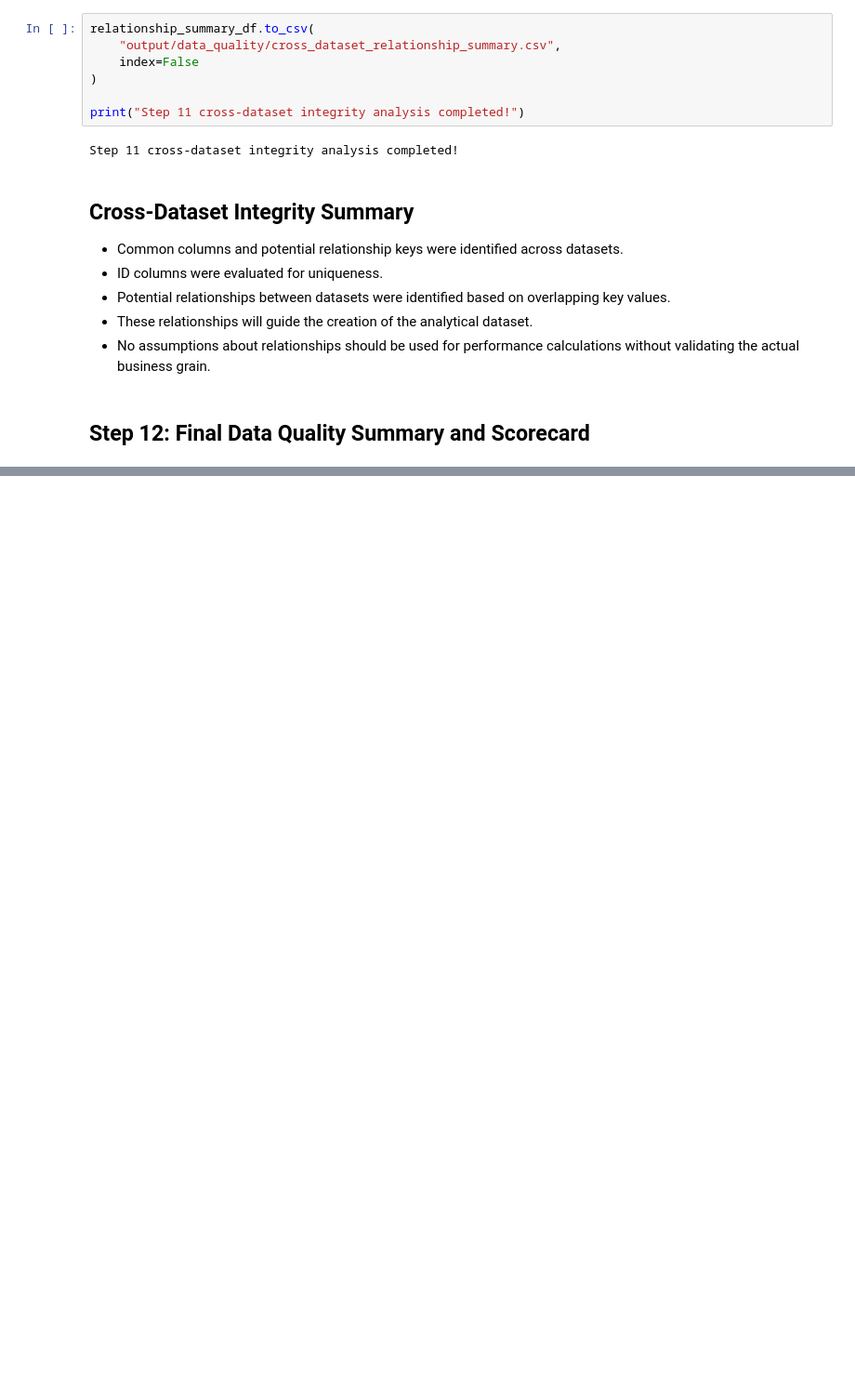
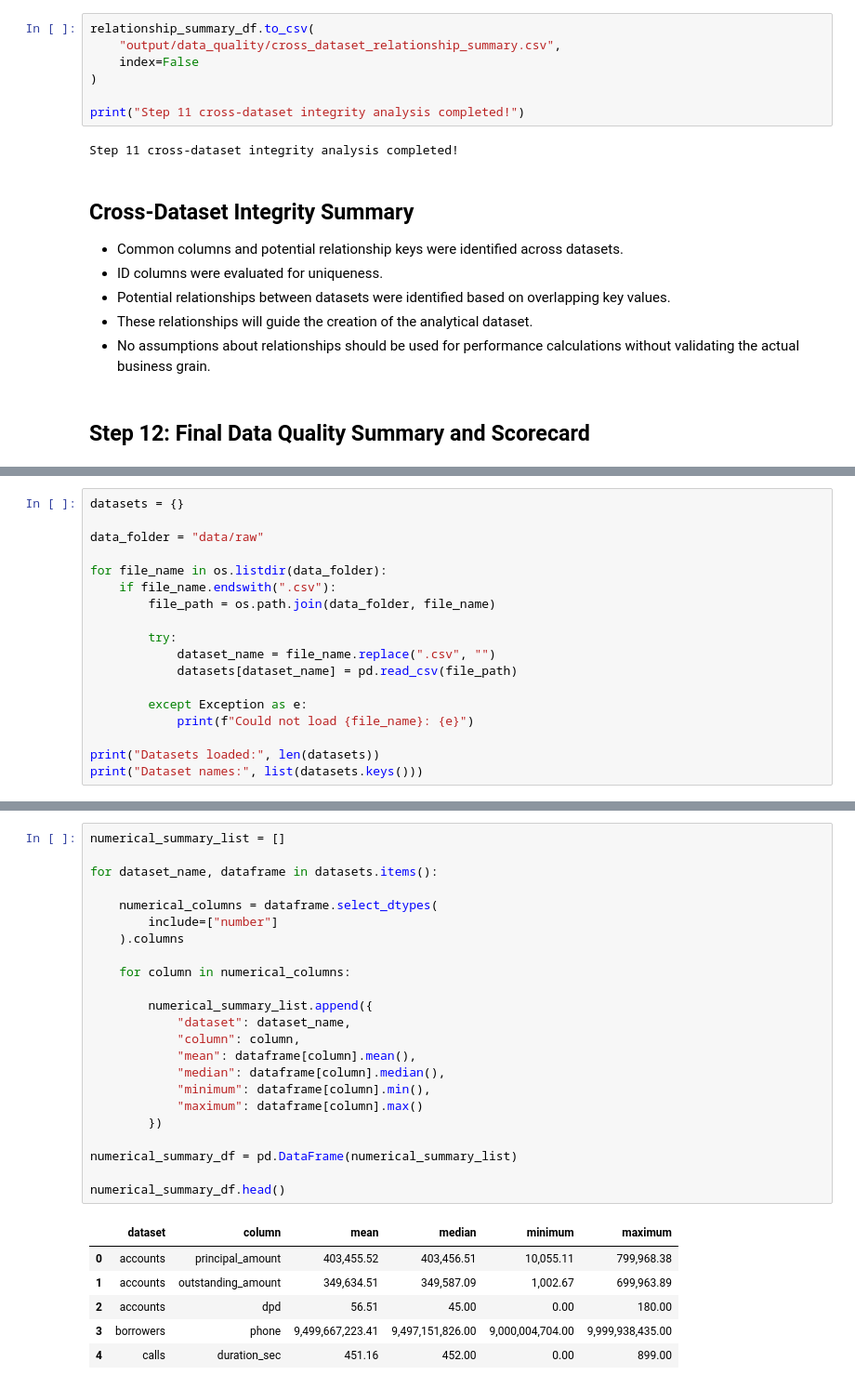
Before and after one commit to Rohit3435/Data_Analyst_Assignment, a Jupyter notebook: Data_Analyst_Project.ipynb, the cells around one changed output, grey strips where cells are left out. Shown at 93% size. Drawn from its saved outputs; the diff is of its cells as text; blank space fills up the shorter version.

```diff
--- a/Data_Analyst_Project.ipynb
+++ b/Data_Analyst_Project.ipynb
@@ -1750,0 +1828,18 @@ output/data_quality
+# %%
+datasets = {}
+
+data_folder = "data/raw"
+
+for file_name in os.listdir(data_folder):
+    if file_name.endswith(".csv"):
+        file_path = os.path.join(data_folder, file_name)
+
+        try:
+            dataset_name = file_name.replace(".csv", "")
+            datasets[dataset_name] = pd.read_csv(file_path)
+
+        except Exception as e:
+            print(f"Could not load {file_name}: {e}")
+
+print("Datasets loaded:", len(datasets))
+print("Dataset names:", list(datasets.keys()))
@@ -1750,0 +1925,30 @@ output/data_quality
+# %%
+numerical_summary_list = []
+
+for dataset_name, dataframe in datasets.items():
+
+    numerical_columns = dataframe.select_dtypes(
+        include=["number"]
+    ).columns
+
+    for column in numerical_columns:
+
+        numerical_summary_list.append({
+            "dataset": dataset_name,
+            "column": column,
+            "mean": dataframe[column].mean(),
+            "median": dataframe[column].median(),
+            "minimum": dataframe[column].min(),
+            "maximum": dataframe[column].max()
+        })
+
+numerical_summary_df = pd.DataFrame(numerical_summary_list)
+
+numerical_summary_df.head()
+# %% [output]
+|  | dataset | column | mean | median | minimum | maximum |
+| 0 | accounts | principal_amount | 403,455.52 | 403,456.51 | 10,055.11 | 799,968.38 |
+| 1 | accounts | outstanding_amount | 349,634.51 | 349,587.09 | 1,002.67 | 699,963.89 |
+| 2 | accounts | dpd | 56.51 | 45.00 | 0.00 | 180.00 |
+| 3 | borrowers | phone | 9,499,667,223.41 | 9,497,151,826.00 | 9,000,004,704.00 | 9,999,938,435.00 |
+| 4 | calls | duration_sec | 451.16 | 452.00 | 0.00 | 899.00 |
```
Also changed, not shown: parts of 21 cells of this notebook, 3 other files.
